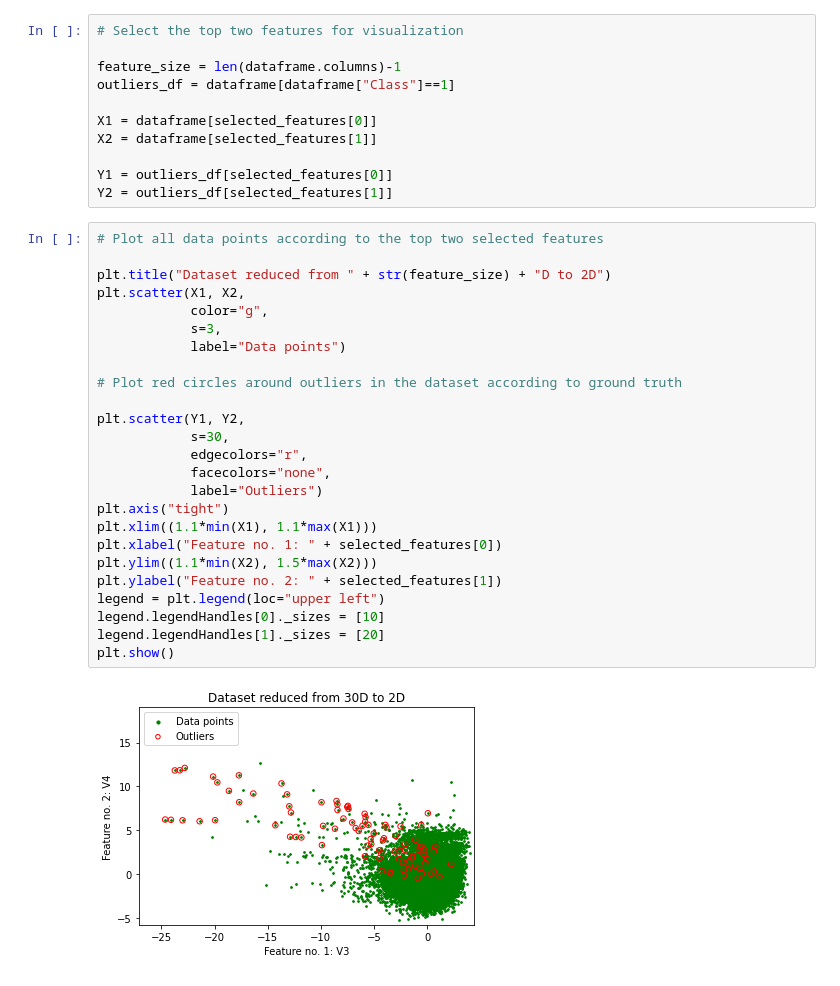
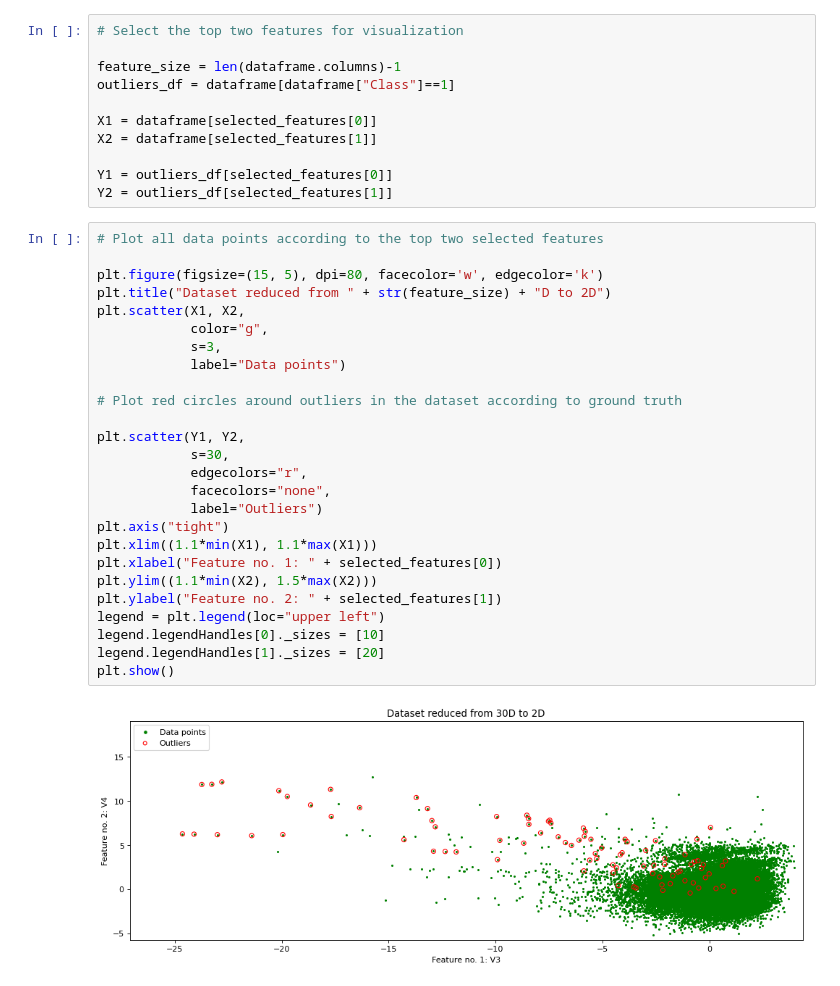
Before and after one commit to snigdhayan/NeuralNetworks, a Jupyter notebook: Tensorflow/CreditCardFraudDetectionViaAutoencoder.ipynb, the cells around one changed output. Drawn from its saved outputs; the diff is of its cells as text.

Commit message:
Adjusted plot size

```diff
--- a/Tensorflow/CreditCardFraudDetectionViaAutoencoder.ipynb
+++ b/Tensorflow/CreditCardFraudDetectionViaAutoencoder.ipynb
@@ -179,27 +179,28 @@ Y2 = outliers_df[selected_features[1]]
 # %%
 # Plot all data points according to the top two selected features
 
+plt.figure(figsize=(15, 5), dpi=80, facecolor='w', edgecolor='k')
 plt.title("Dataset reduced from " + str(feature_size) + "D to 2D")
 plt.scatter(X1, X2,
             color="g",
             s=3,
             label="Data points")
 
 # Plot red circles around outliers in the dataset according to ground truth
 
 plt.scatter(Y1, Y2,
             s=30,
             edgecolors="r",
             facecolors="none",
             label="Outliers")
 plt.axis("tight")
 plt.xlim((1.1*min(X1), 1.1*max(X1)))
 plt.xlabel("Feature no. 1: " + selected_features[0])
 plt.ylim((1.1*min(X2), 1.5*max(X2)))
 plt.ylabel("Feature no. 2: " + selected_features[1])
 legend = plt.legend(loc="upper left")
 legend.legendHandles[0]._sizes = [10]
 legend.legendHandles[1]._sizes = [20]
 plt.show()
 # %% [output]
-[figure, old version]
+[figure, new version]
```
Also changed, not shown: parts of 6 cells of this notebook.
